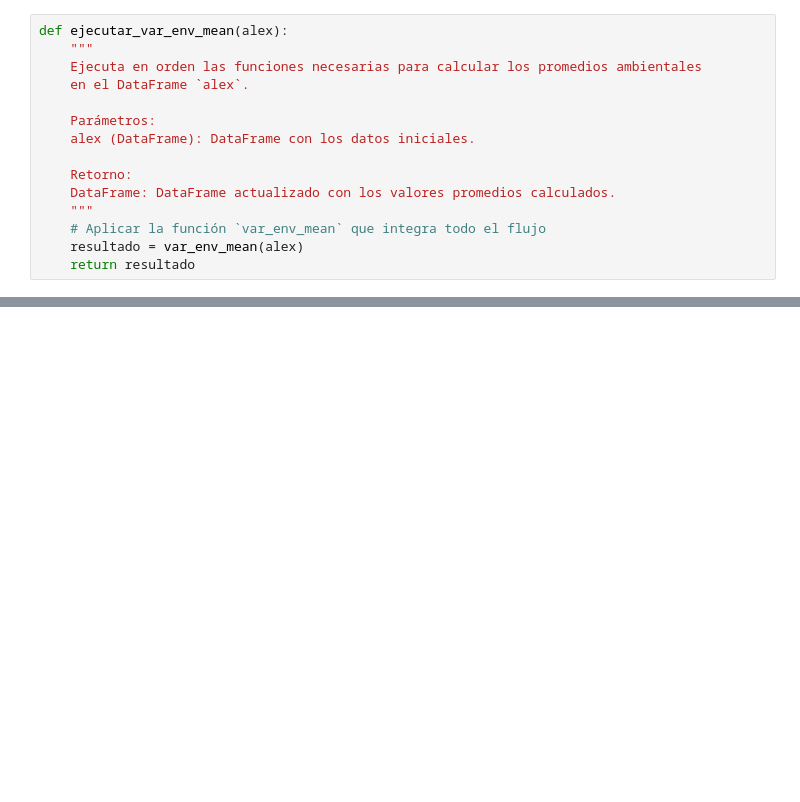
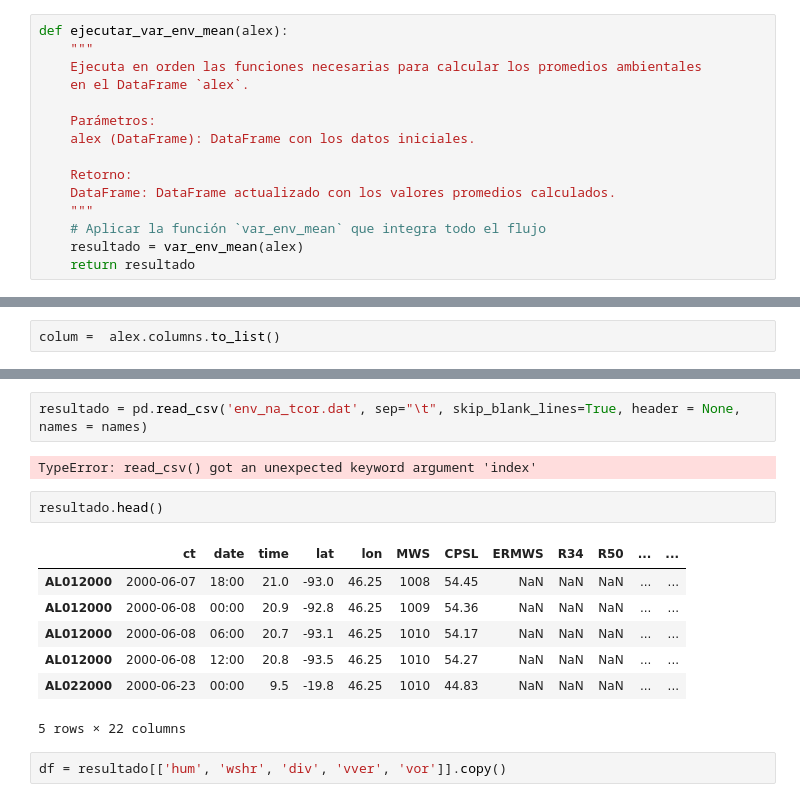
Before and after one commit to apereze/ml-learning-tc-mex, a Jupyter notebook: base-python-cut-variables.ipynb, the cells around one changed output, grey strips where cells are left out. Cells and saved outputs as stored; diff of their text form; blank space fills up the shorter version.

```diff
--- a/base-python-cut-variables.ipynb
+++ b/base-python-cut-variables.ipynb
@@ -278,0 +260,2 @@ Procesado: 11132/11132
+# %%
+colum =  alex.columns.to_list()
@@ -278,0 +286,16 @@ Procesado: 11132/11132
+# %%
+resultado = pd.read_csv('env_na_tcor.dat', sep="\t", skip_blank_lines=True, header = None, names = names)
+# %% [output]
+TypeError: read_csv() got an unexpected keyword argument 'index'
+# %%
+resultado.head()
+# %% [output]
+|  | ct | date | time | lat | lon | MWS | CPSL | ERMWS | R34 | R50 | ... | ... |
+| AL012000 | 2000-06-07 | 18:00 | 21.0 | -93.0 | 46.25 | 1008 | 54.45 | NaN | NaN | NaN | ... | ... |
+| AL012000 | 2000-06-08 | 00:00 | 20.9 | -92.8 | 46.25 | 1009 | 54.36 | NaN | NaN | NaN | ... | ... |
+| AL012000 | 2000-06-08 | 06:00 | 20.7 | -93.1 | 46.25 | 1010 | 54.17 | NaN | NaN | NaN | ... | ... |
+| AL012000 | 2000-06-08 | 12:00 | 20.8 | -93.5 | 46.25 | 1010 | 54.27 | NaN | NaN | NaN | ... | ... |
+| AL022000 | 2000-06-23 | 00:00 | 9.5 | -19.8 | 46.25 | 1010 | 44.83 | NaN | NaN | NaN | ... | ... |
+5 rows × 22 columns
+# %%
+df = resultado[['hum', 'wshr', 'div', 'vver', 'vor']].copy()
```
Also changed, not shown: parts of 11 cells of this notebook.
